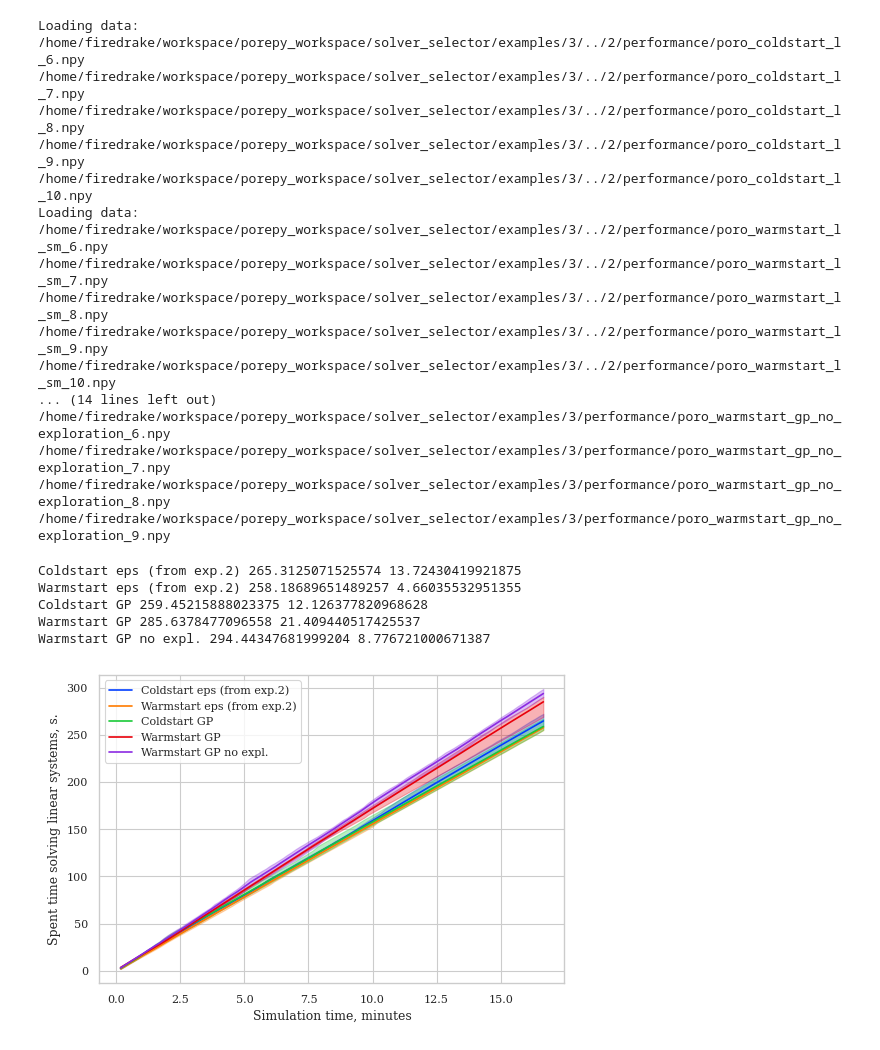
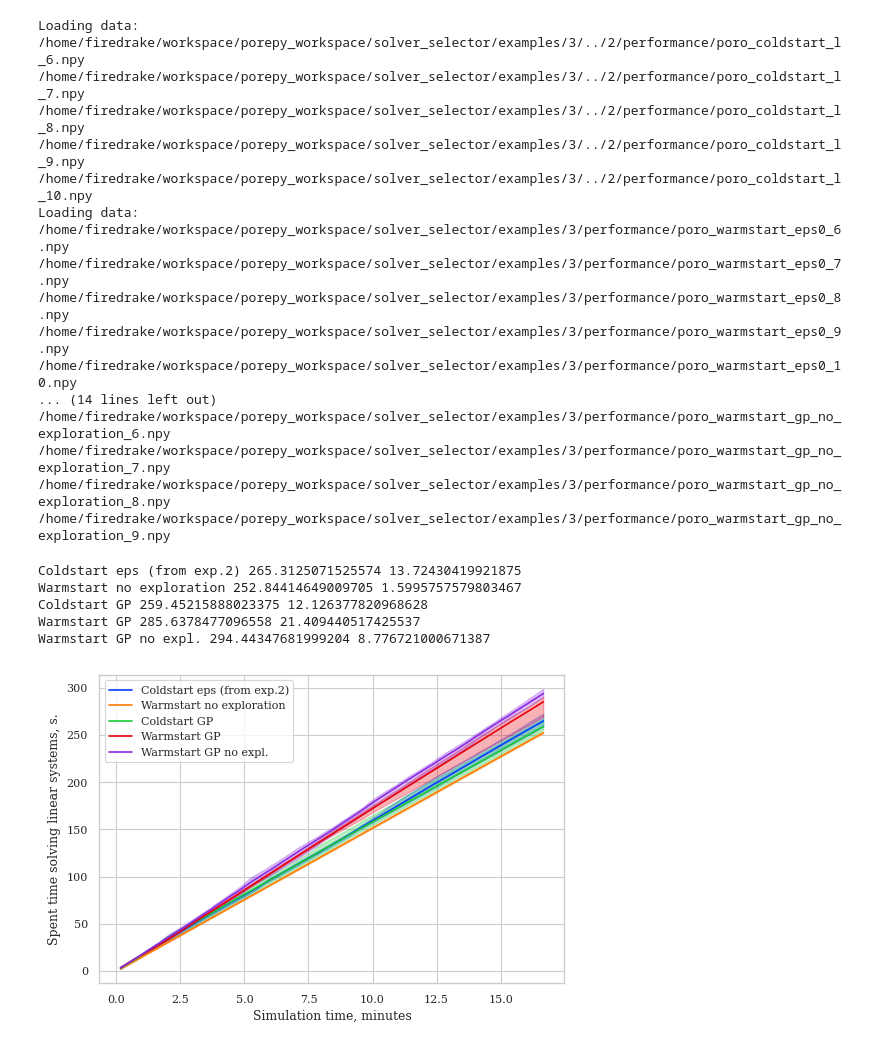
Before and after one commit to Yuriyzabegaev/solver_selector, a Jupyter notebook: examples/3/results_3_poro.ipynb, the cells around one changed output. Saved outputs shown, nothing was run; the diff lists cells and outputs as text; code cells hidden in the pictures.

```diff
--- a/examples/3/results_3_poro.ipynb
+++ b/examples/3/results_3_poro.ipynb
@@ -36,8 +36,8 @@ data = {
     # "Coldstart no exploration": load_data("poro_coldstart_eps0", n_newest=NUM_SIMS),
     # "Coldstart big exploration": load_data("poro_coldstart_eps_big", n_newest=NUM_SIMS),
 
-    'Warmstart eps (from exp.2)': load_data("../2/poro_warmstart_l_sm", n_newest=NUM_SIMS),
-    # "Warmstart no exploration": load_data("poro_warmstart_eps0", n_newest=NUM_SIMS),
+    # 'Warmstart eps (from exp.2)': load_data("../2/poro_warmstart_l_sm", n_newest=NUM_SIMS),
+    "Warmstart no exploration": load_data("poro_warmstart_eps0", n_newest=NUM_SIMS),
     # "Warmstart big exploration": load_data("poro_warmstart_eps_big", n_newest=NUM_SIMS),
 
     "Coldstart GP": load_data("poro_coldstart_gp", n_newest=NUM_SIMS),
@@ -55,11 +55,11 @@ Loading data:
 /home/firedrake/workspace/porepy_workspace/solver_selector/examples/3/../2/performance/poro_coldstart_l_9.npy
 /home/firedrake/workspace/porepy_workspace/solver_selector/examples/3/../2/performance/poro_coldstart_l_10.npy
 Loading data:
-/home/firedrake/workspace/porepy_workspace/solver_selector/examples/3/../2/performance/poro_warmstart_l_sm_6.npy
-/home/firedrake/workspace/porepy_workspace/solver_selector/examples/3/../2/performance/poro_warmstart_l_sm_7.npy
-/home/firedrake/workspace/porepy_workspace/solver_selector/examples/3/../2/performance/poro_warmstart_l_sm_8.npy
-/home/firedrake/workspace/porepy_workspace/solver_selector/examples/3/../2/performance/poro_warmstart_l_sm_9.npy
-/home/firedrake/workspace/porepy_workspace/solver_selector/examples/3/../2/performance/poro_warmstart_l_sm_10.npy
+/home/firedrake/workspace/porepy_workspace/solver_selector/examples/3/performance/poro_warmstart_eps0_6.npy
+/home/firedrake/workspace/porepy_workspace/solver_selector/examples/3/performance/poro_warmstart_eps0_7.npy
+/home/firedrake/workspace/porepy_workspace/solver_selector/examples/3/performance/poro_warmstart_eps0_8.npy
+/home/firedrake/workspace/porepy_workspace/solver_selector/examples/3/performance/poro_warmstart_eps0_9.npy
+/home/firedrake/workspace/porepy_workspace/solver_selector/examples/3/performance/poro_warmstart_eps0_10.npy
 ... (14 lines left out)
 /home/firedrake/workspace/porepy_workspace/solver_selector/examples/3/performance/poro_warmstart_gp_no_exploration_6.npy
 /home/firedrake/workspace/porepy_workspace/solver_selector/examples/3/performance/poro_warmstart_gp_no_exploration_7.npy
@@ -96,35 +96,36 @@ for name, values in data.items():
         total.append(result[-1])
         t_end.append(time[-1])
 
         interp_data_list.append(np.interp(x_space, time, result))
 
     interp_data = np.array(interp_data_list)
     max_ = np.max(interp_data, axis=0)
     min_ = np.min(interp_data, axis=0)
     mean = np.mean(interp_data, axis=0)
     x_space /= MINUTE
     plt.fill_between(x_space, min_, max_, color=f"C{color_iter}", alpha=0.3)
     plt.plot(x_space, mean, color=f"C{color_iter}", label=name)
     print(name, np.mean(total), np.max(total) - np.min(total))
     assert np.allclose(t_end, t_end[0], rtol=1e-10)
     if best_time > np.mean(total):
         best_time = np.mean(total)
         best = mean
+        best_name = name
 
 
 plt.legend()
 plt.xlabel("Simulation time, minutes")
 plt.ylabel("Spent time solving linear systems, s.")
 
 if save_media_path is not None:
     plt.savefig(save_media_path / "thermal_performance.pdf", bbox_inches="tight")
 # %% [output]
 Coldstart eps (from exp.2) 265.3125071525574 13.72430419921875
-Warmstart eps (from exp.2) 258.18689651489257 4.66035532951355
+Warmstart no exploration 252.84414649009705 1.5995757579803467
 Coldstart GP 259.45215888023375 12.126377820968628
 Warmstart GP 285.6378477096558 21.409440517425537
 Warmstart GP no expl. 294.44347681999204 8.776721000671387
-[figure, old version]
+[figure, new version]
 # %%
 MINUTE = 60
 
```
Also changed, not shown: parts of 3 cells of this notebook, 18 other files.
